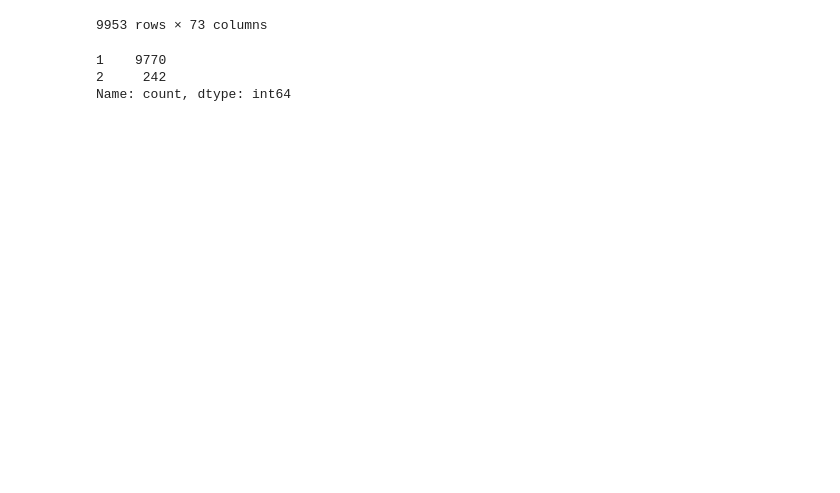
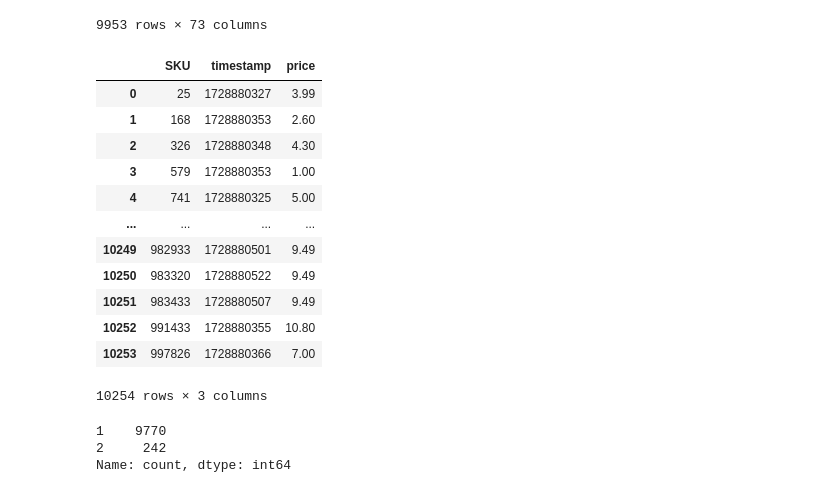
Before and after one commit to neon-ninja/woolies, a Jupyter notebook: fetch.ipynb, the cells around one changed output. Drawn from its saved outputs; the diff is of its cells as text; code cells hidden in the pictures; blank space fills up the shorter version.

Commit message:
sort price_history.csv

```diff
--- a/fetch.ipynb
+++ b/fetch.ipynb
@@ -7,13 +7,11 @@ from tqdm.auto import tqdm
 import json
 pd.set_option("display.max_columns", None)
 
-try:
-    with open("woolies_price_history.json") as f:
-        price_history = json.load(f)
-except:
-    price_history = {}
+price_history = pd.read_csv("price_history.csv")
+price_history.sort_values(price_history.columns.tolist(), inplace=True)
 
 all_products = []
+new_prices = []
 for page in tqdm(range(1, 84)):
     try:
         r = requests.get("https://www.woolworths.co.nz/api/v1/products", params={
@@ -30,13 +28,15 @@ for page in tqdm(range(1, 84)):
         products = r.json()["products"]["items"]
         assert len(products) > 0, "No products"
         for product in products:
-            existing_price_history = price_history.get(product["sku"], {})
-            if len(existing_price_history) == 0:
-                price_history[product["sku"]] = {timestamp: product["price"]["salePrice"]}
-            else:
-                last_price = existing_price_history[list(existing_price_history)[-1]]
-                if product["price"]["salePrice"] != last_price:
-                    existing_price_history[timestamp] = product["price"]["salePrice"]
+            sku = int(product["sku"])
+            last_price = price_history[price_history.SKU == sku].price.iloc[-1]
+            if product["price"]["salePrice"] != last_price:
+                print(f"SKU {sku} price changed from {last_price} to {product['price']['salePrice']}")
+                new_prices.append({
+                    "SKU": sku,
+                    "timestamp": timestamp,
+                    "price": product["price"]["salePrice"]
+                })
         all_products.extend(products)
     except Exception as e:
         raise
@@ -57,9 +57,3 @@ df
 | 9951 | Product | weis ice cream bar mango & cream ... | 9310541000515 | mango & cream 280ml | weis | weis-ice-cream-bar-mango-cream-280ml | 178953 | Each | None | ... |
 | 9952 | Product | woolworths corn & rice cakes | 9339687057719 | None | woolworths | woolworths-corn-rice-cakes | 699836 | Each | None | ... |
 9953 rows × 73 columns
-# %%
-pd.Series(len(v) for v in price_history.values()).value_counts()
-# %% [output]
-1    9770
-2     242
-Name: count, dtype: int64
@@ -76,0 +60,23 @@ rows.sort_values(rows.columns.tolist()).to_csv("price_history.csv", index=False)
+# %%
+price_history = pd.concat([price_history, pd.DataFrame(new_prices)], ignore_index=True).sort_values(price_history.columns.tolist())
+price_history
+# %% [output]
+|  | SKU | timestamp | price |
+| 0 | 25 | 1728880327 | 3.99 |
+| 1 | 168 | 1728880353 | 2.60 |
+| 2 | 326 | 1728880348 | 4.30 |
+| 3 | 579 | 1728880353 | 1.00 |
+| 4 | 741 | 1728880325 | 5.00 |
+| ... | ... | ... | ... |
+| 10249 | 982933 | 1728880501 | 9.49 |
+| 10250 | 983320 | 1728880522 | 9.49 |
+| 10251 | 983433 | 1728880507 | 9.49 |
+| 10252 | 991433 | 1728880355 | 10.80 |
+| 10253 | 997826 | 1728880366 | 7.00 |
+10254 rows × 3 columns
+# %%
+price_history.groupby("SKU").size().value_counts()
+# %% [output]
+1    9770
+2     242
+Name: count, dtype: int64
```
Also changed, not shown: parts of 2 cells of this notebook, 1 other file.
